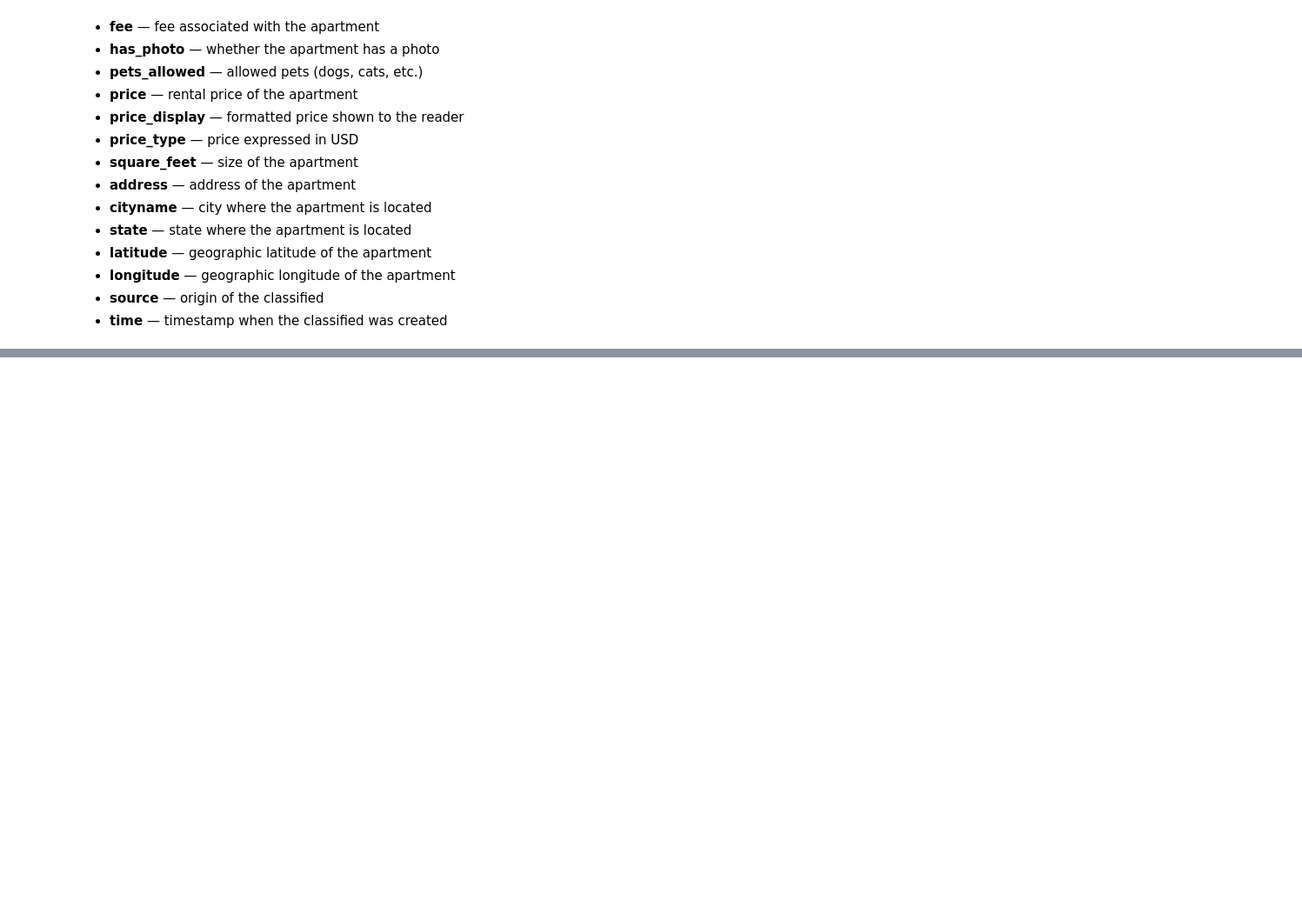
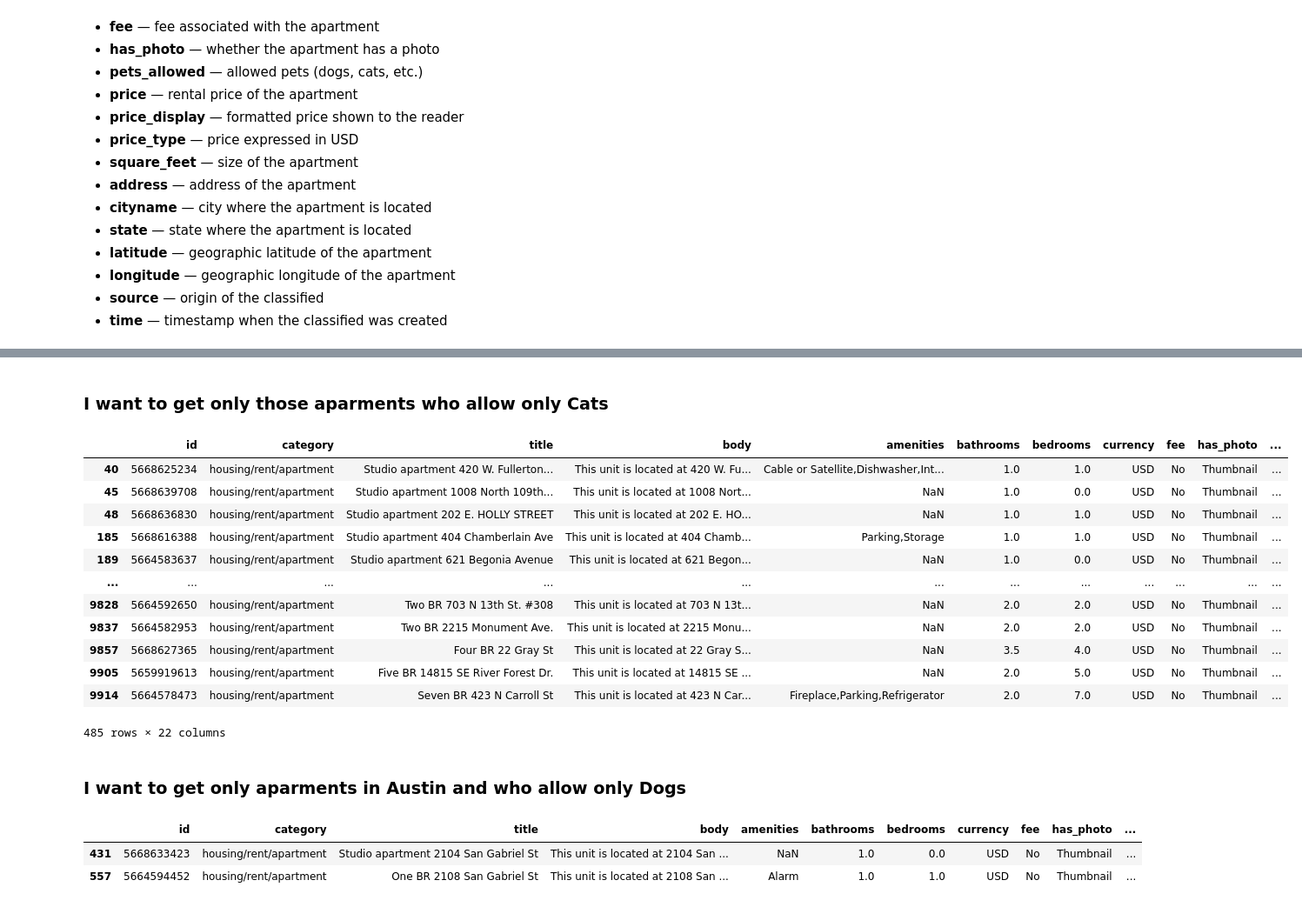
Before and after one commit to datagus/dataviz_master, a Jupyter notebook: notebooks/week_05_handson_pandas.ipynb, the cells around one changed output, grey strips where cells are left out. Shown at 87% size. Cells and saved outputs as stored; diff of their text form; code cells hidden in the pictures; blank space fills up the shorter version.

```diff
--- a/notebooks/week_05_handson_pandas.ipynb
+++ b/notebooks/week_05_handson_pandas.ipynb
@@ -13,3 +16,5 @@ df = pd.read_excel(whole_url)
+# %%
+df = pd.read_excel(whole_url, na_values="None")
 # %% [markdown]
 ### Description of the dataset
 
@@ -40,0 +74,3 @@ source: https://archive.ics.uci.edu/dataset/555/apartment+for+rent+classified
+# %%
+pd.set_option('display.max_columns', None)
+df.head(5)
@@ -40,0 +257,29 @@ source: https://archive.ics.uci.edu/dataset/555/apartment+for+rent+classified
+# %% [markdown]
+### I want to get only those aparments who allow only Cats
+# %%
+df.loc[df["pets_allowed"]=="Cats"]
+# %% [output]
+|  | id | category | title | body | amenities | bathrooms | bedrooms | currency | fee | has_photo | ... |
+| 40 | 5668625234 | housing/rent/apartment | Studio apartment 420 W. Fullerton... | This unit is located at 420 W. Fu... | Cable or Satellite,Dishwasher,Int... | 1.0 | 1.0 | USD | No | Thumbnail | ... |
+| 45 | 5668639708 | housing/rent/apartment | Studio apartment 1008 North 109th... | This unit is located at 1008 Nort... | NaN | 1.0 | 0.0 | USD | No | Thumbnail | ... |
+| 48 | 5668636830 | housing/rent/apartment | Studio apartment 202 E. HOLLY STREET | This unit is located at 202 E. HO... | NaN | 1.0 | 1.0 | USD | No | Thumbnail | ... |
+| 185 | 5668616388 | housing/rent/apartment | Studio apartment 404 Chamberlain Ave | This unit is located at 404 Chamb... | Parking,Storage | 1.0 | 1.0 | USD | No | Thumbnail | ... |
+| 189 | 5664583637 | housing/rent/apartment | Studio apartment 621 Begonia Avenue | This unit is located at 621 Begon... | NaN | 1.0 | 0.0 | USD | No | Thumbnail | ... |
+| ... | ... | ... | ... | ... | ... | ... | ... | ... | ... | ... | ... |
+| 9828 | 5664592650 | housing/rent/apartment | Two BR 703 N 13th St. #308 | This unit is located at 703 N 13t... | NaN | 2.0 | 2.0 | USD | No | Thumbnail | ... |
+| 9837 | 5664582953 | housing/rent/apartment | Two BR 2215 Monument Ave. | This unit is located at 2215 Monu... | NaN | 2.0 | 2.0 | USD | No | Thumbnail | ... |
+| 9857 | 5668627365 | housing/rent/apartment | Four BR 22 Gray St | This unit is located at 22 Gray S... | NaN | 3.5 | 4.0 | USD | No | Thumbnail | ... |
+| 9905 | 5659919613 | housing/rent/apartment | Five BR 14815 SE River Forest Dr. | This unit is located at 14815 SE ... | NaN | 2.0 | 5.0 | USD | No | Thumbnail | ... |
+| 9914 | 5664578473 | housing/rent/apartment | Seven BR 423 N Carroll St | This unit is located at 423 N Car... | Fireplace,Parking,Refrigerator | 2.0 | 7.0 | USD | No | Thumbnail | ... |
+485 rows × 22 columns
+# %% [markdown]
+### I want to get only aparments in Austin and who allow only Dogs
+# %%
+condition1 = df["cityname"]=="Austin"
+condition2 = df["pets_allowed"]=="Dogs"
+
+df.loc[condition1&condition2]
+# %% [output]
+|  | id | category | title | body | amenities | bathrooms | bedrooms | currency | fee | has_photo | ... |
+| 431 | 5668633423 | housing/rent/apartment | Studio apartment 2104 San Gabriel St | This unit is located at 2104 San ... | NaN | 1.0 | 0.0 | USD | No | Thumbnail | ... |
+| 557 | 5664594452 | housing/rent/apartment | One BR 2108 San Gabriel St | This unit is located at 2108 San ... | Alarm | 1.0 | 1.0 | USD | No | Thumbnail | ... |
```
Also changed, not shown: parts of 64 cells of this notebook.
